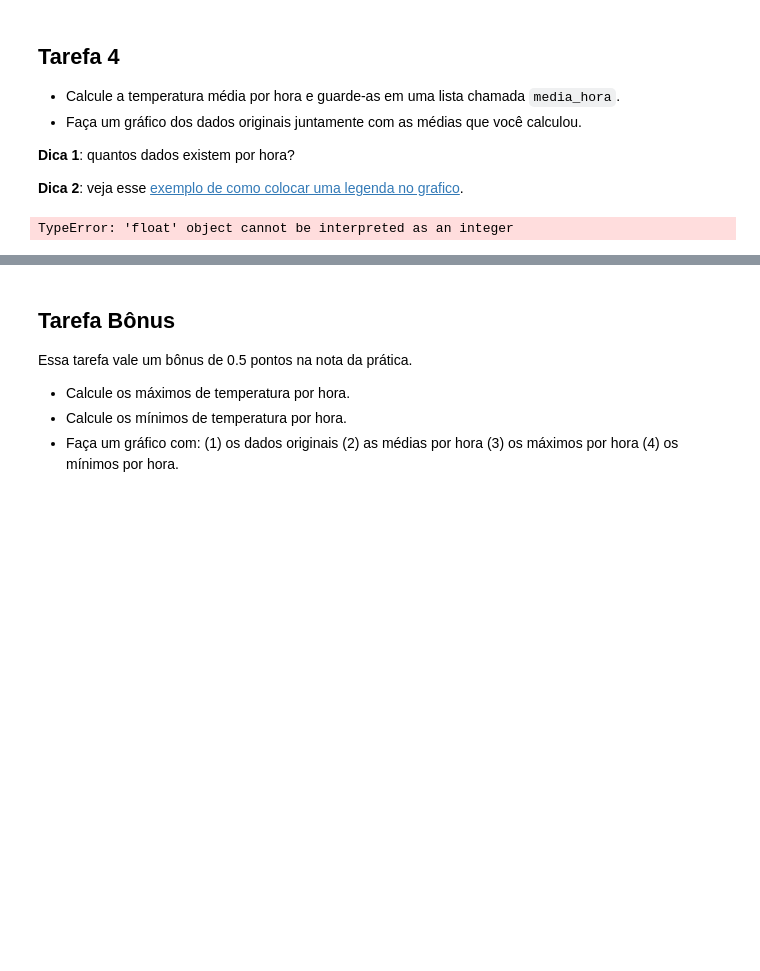
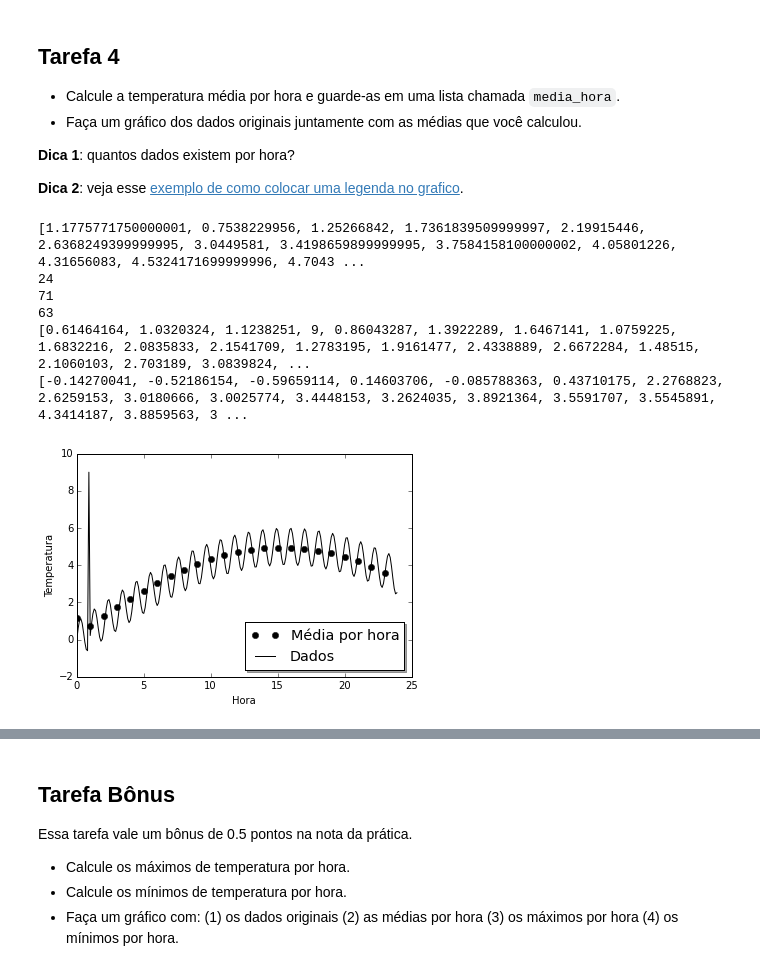
Before and after one commit to mat-esp-2015/python-intro-2-mmm, a Jupyter notebook: tarefa-intro-python-2.ipynb, the cells around one changed output, grey strips where cells are left out. Saved outputs shown, nothing was run; the diff lists cells and outputs as text; code cells hidden in the pictures; blank space fills up the shorter version.

```diff
--- a/tarefa-intro-python-2.ipynb
+++ b/tarefa-intro-python-2.ipynb
@@ -325,14 +325,50 @@ Minimo esta igual? True
 **Dica 1**: quantos dados existem por hora?
 
 **Dica 2**: veja esse [exemplo de como colocar uma legenda no grafico](http://matplotlib.org/examples/api/legend_demo.html).
-# %%
-media_hora = []
-for lista in range[0:10]:
-
-    media_hora.append()
-print(media_hora)
-# %% [output]
-TypeError: 'float' object cannot be interpreted as an integer
+# %%
+media_hora = []
+maximo_hora = []
+minimo_hora = []
+v = len(dados)
+for valor in range(10,v+10,10):
+    soma_hora = 0
+    minh = dados[valor-10]
+    maxh = dados[valor-10]
+    for s in range(valor-10, valor, 1):
+        soma_hora = soma_hora + dados[s]
+        if minh > dados[s]:
+            minh = dados[s]
+            minimo_hora.append(minh)
+        if maxh < dados[s]:
+            maxh = dados[s]
+            maximo_hora.append(maxh)
+    media = soma_hora/10
+    media_hora.append(media)
+print(media_hora)
+f = len(media_hora)
+g = len(maximo_hora)
+j = len(minimo_hora)
+print(f)
+print(g)
+print(j)
+print(maximo_hora)
+print(minimo_hora)
+
+horas_dia = [0, 1, 2, 3, 4, 5, 6, 7, 8, 9, 10, 11, 12, 13, 14, 15, 16, 17, 18, 19, 20, 21, 22, 23]
+plt.figure() #criar uma figura
+plt.plot(horas_dia, media_hora, "ok", label = "Média por hora") #coordenadas do gráfico e o tipo de representação dos dados 'gráfico de pontos pretos'
+plt.plot(tempos, dados, "-k", label = "Dados") #coordenadas do gráfico e o tipo de representação dos dados 'gráfico de linhas pretas'
+plt.xlabel('Hora') #dar nome ao eixo x
+plt.ylabel('Temperatura') #dar nome ao eixo y
+legend = plt.legend(loc = 'lower right', shadow = 'true', fontsize = 'x-large') #cria a legenda
+# %% [output]
+[1.1775771750000001, 0.7538229956, 1.25266842, 1.7361839509999997, 2.19915446, 2.6368249399999995, 3.0449581, 3.4198659899999995, 3.7584158100000002, 4.05801226, 4.31656083, 4.5324171699999996, 4.7043 ...
+24
+71
+63
+[0.61464164, 1.0320324, 1.1238251, 9, 0.86043287, 1.3922289, 1.6467141, 1.0759225, 1.6832216, 2.0835833, 2.1541709, 1.2783195, 1.9161477, 2.4338889, 2.6672284, 1.48515, 2.1060103, 2.703189, 3.0839824, ...
+[-0.14270041, -0.52186154, -0.59659114, 0.14603706, -0.085788363, 0.43710175, 2.2768823, 2.6259153, 3.0180666, 3.0025774, 3.4448153, 3.2624035, 3.8921364, 3.5591707, 3.5545891, 4.3414187, 3.8859563, 3 ...
+[figure, added]
 # %% [markdown]
 ### Resultado esperado
 
```
Also changed, not shown: parts of 1 cell of this notebook.
